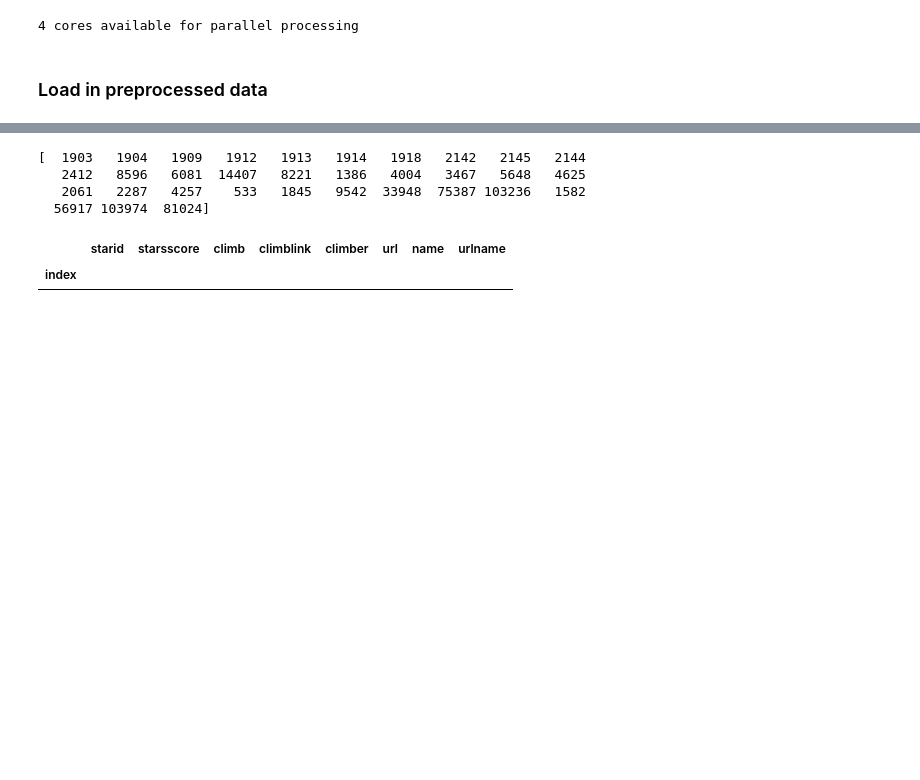
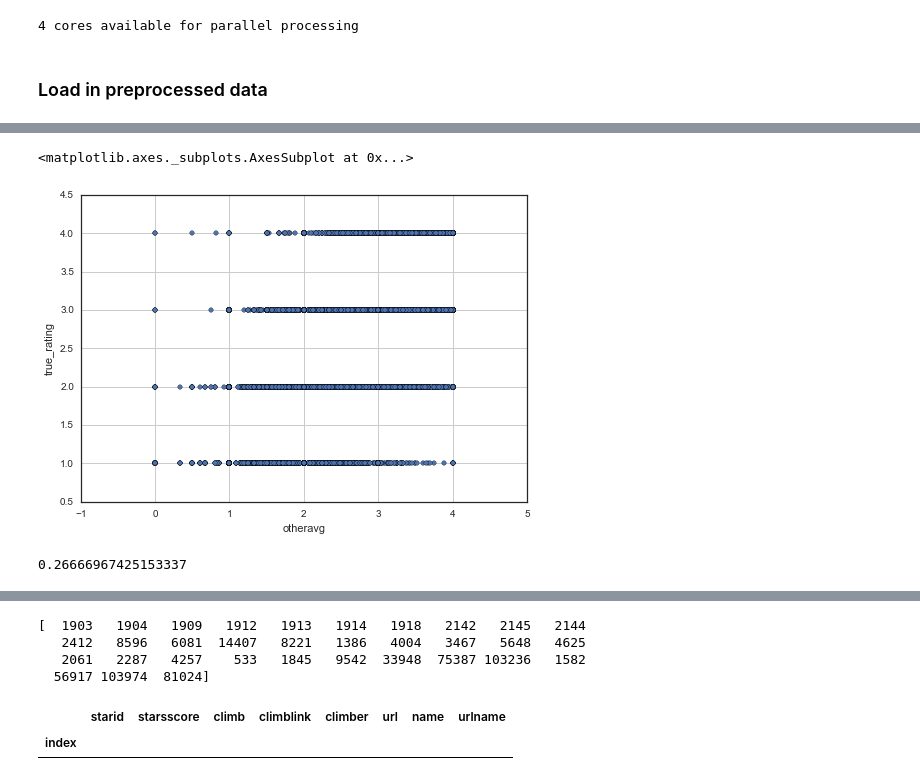
Before and after one commit to askerry/cragcrunch, a Jupyter notebook: Notebook 7. Personalized Recommendations.ipynb, the cells around one changed output, grey strips where cells are left out. Drawn from its saved outputs; the diff is of its cells as text; code cells hidden in the pictures; blank space fills up the shorter version.

```diff
--- a/Notebook 7. Personalized Recommendations.ipynb
+++ b/Notebook 7. Personalized Recommendations.ipynb
@@ -68,0 +138,10 @@ starting with 8314, reducing to 8314
+# %%
+resultsdf.plot('otheravg', 'true_rating', kind='scatter')
+# %% [output]
+<matplotlib.axes._subplots.AxesSubplot at 0x...>
+[figure, added]
+# %%
+summarydf.score.mean()
+#resultsdf.plot('pred_rating','true_rating', kind='scatter')
+# %% [output]
+0.26666967425153337
```
Also changed, not shown: parts of 33 cells of this notebook, 29 other files.
